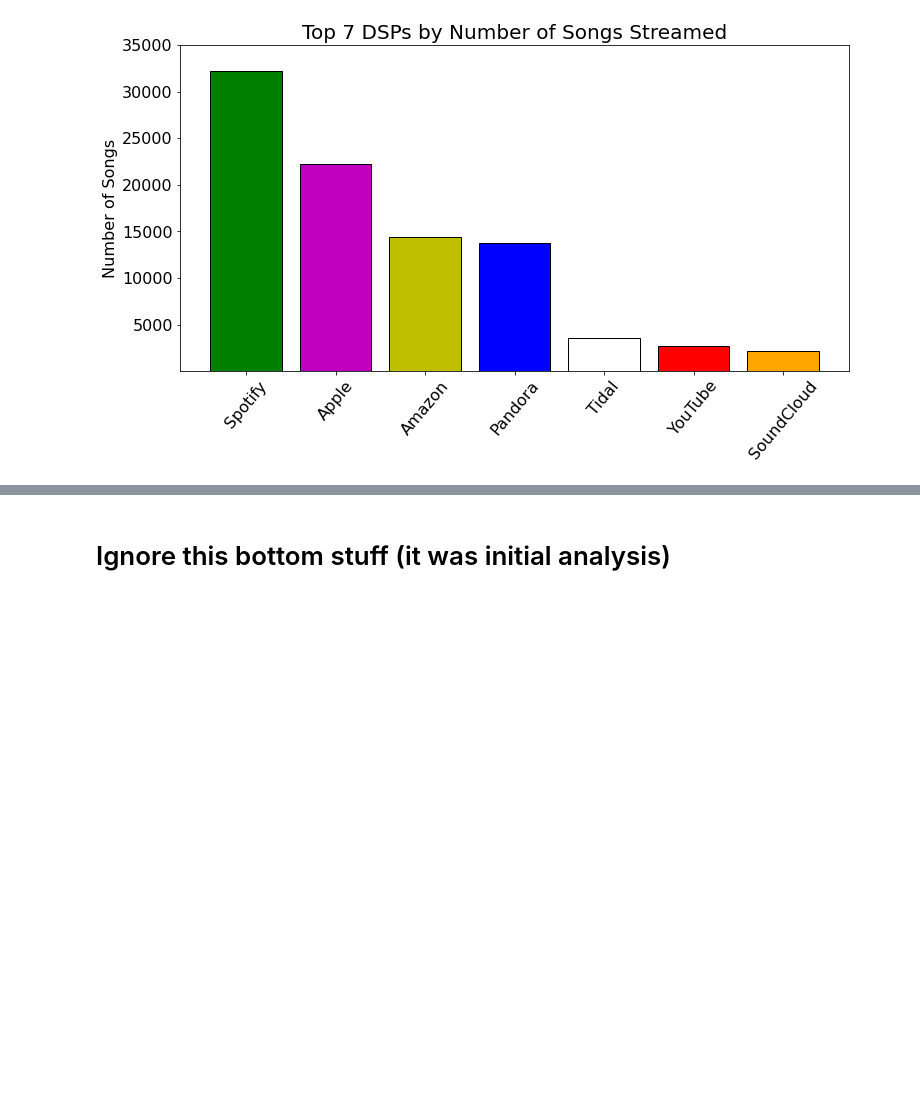
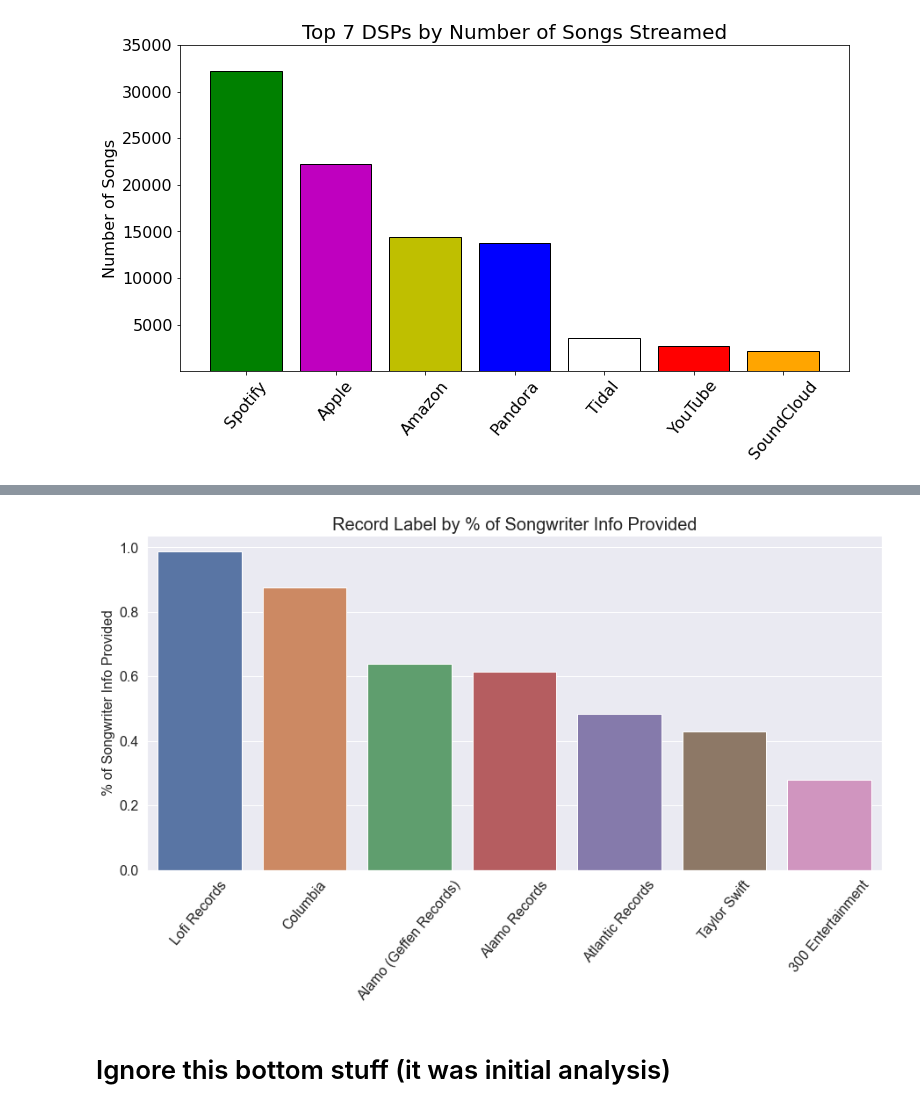
Before and after one commit to NSS-Data-Analytics-Cohort-6/mlc-project-nan-nagini, a Jupyter notebook: notebooks/mlc_jasmine.ipynb, the cells around one changed output, grey strips where cells are left out. Saved outputs shown, nothing was run; the diff lists cells and outputs as text; code cells hidden in the pictures; blank space fills up the shorter version.

```diff
--- a/notebooks/mlc_jasmine.ipynb
+++ b/notebooks/mlc_jasmine.ipynb
@@ -594,3 +584,15 @@ plt.gcf().set_size_inches(15,7)
+# %%
+sns.set_theme(style="darkgrid")
+sns.set(font_scale=1)
+sns.barplot(x="Label", y="Songwriter?", data=Top_7_Labels)
+plt.title('Record Label by % of Songwriter Info Provided', fontsize=20)
+plt.xticks(rotation=50, fontsize=16)
+plt.xlabel('', fontsize=0)
+plt.ylabel('% of Songwriter Info Provided', fontsize=16)
+plt.yticks(fontsize=16)
+plt.gcf().set_size_inches(15,7)
+# %% [output]
+[figure, added]
 # %% [markdown]
 # Ignore this bottom stuff (it was initial analysis)
 # %% [markdown]
```
Also changed, not shown: parts of 26 cells of this notebook.
